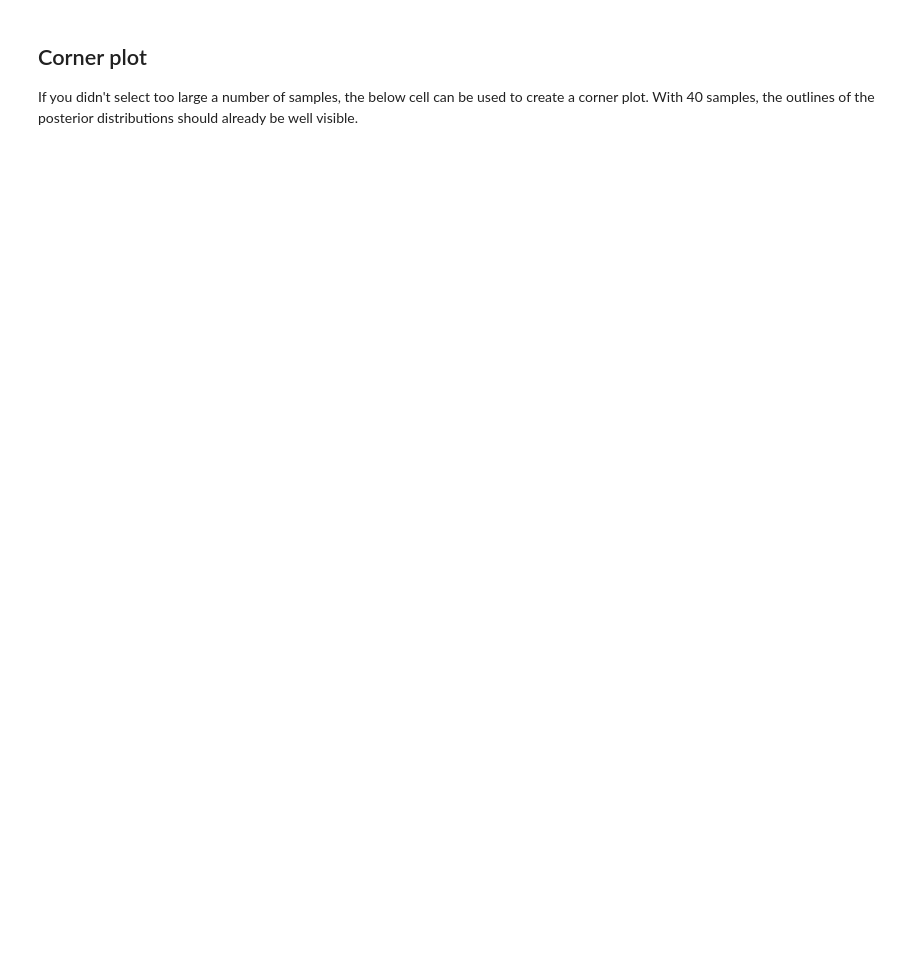
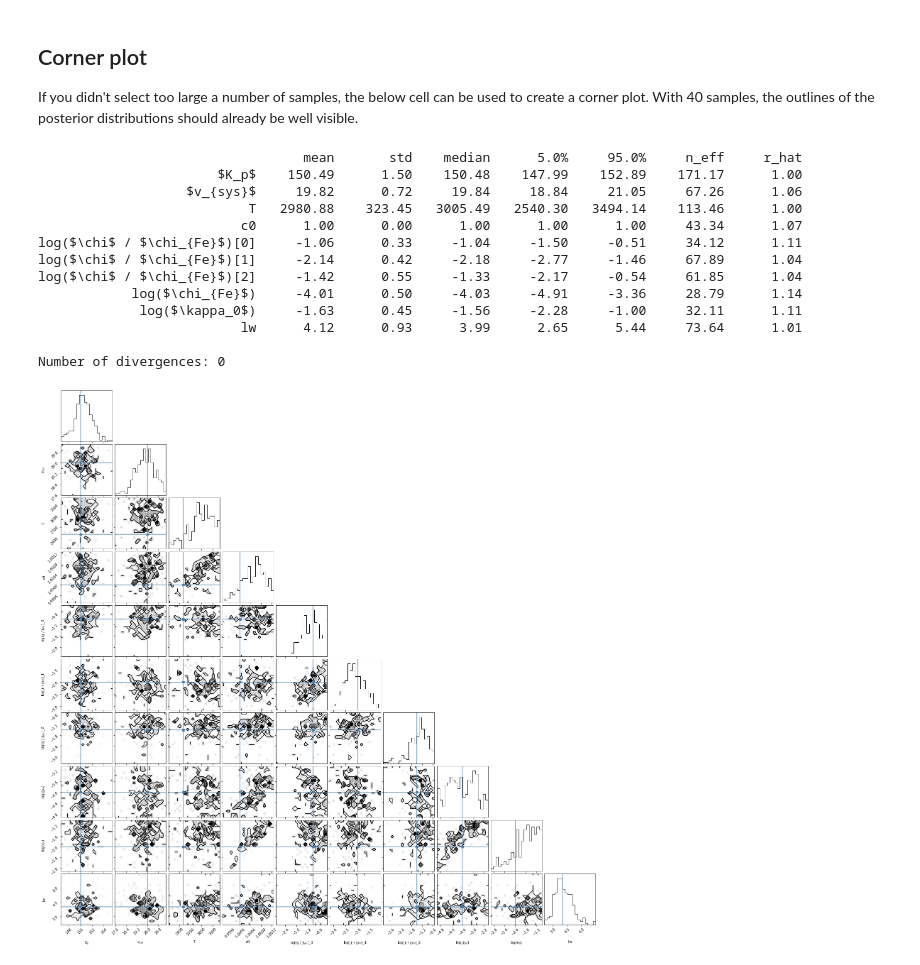
Before and after one commit to Hoeijmakers/jax-hires-coffee, a Jupyter notebook: hires-transmission-hk17.ipynb, the cells around one changed output. Cells and saved outputs as stored; diff of their text form; code cells hidden in the pictures; blank space fills up the shorter version.

```diff
--- a/hires-transmission-hk17.ipynb
+++ b/hires-transmission-hk17.ipynb
@@ -651,12 +695,12 @@ def numpyro_model(y,y_e,*args):
     vsys_prior = numpyro.sample('$v_{sys}$', dist.Uniform(low=16, high=24))
     Kp_prior = numpyro.sample('$K_p$', dist.Uniform(low=130, high=170))
 
-    beta = numpyro.sample('$\\beta$', dist.Uniform(low=0.5, high=2.0))
+    # beta = numpyro.sample('$\\beta$', dist.Uniform(low=0.5, high=2.0))
 
     priors = [T_prior,chi_fe_prior,chi_species_priors,k0_prior,c_prior,lw_prior,vsys_prior,Kp_prior]
 
     # Normally distributed likelihood
-    numpyro.sample("obs", dist.Normal(loc=model_jax(priors,*args),scale=y_e*beta), obs=y)
+    numpyro.sample("obs", dist.Normal(loc=model_jax(priors,*args),scale=y_e), obs=y)
 # %% [markdown]
 ## Defining the data
 
@@ -762,23 +815,23 @@ This cell outputs a statistic of the result, with the retrieved parameters, thei
 # with a dense mass matrix:
 sampler = NUTS(
     numpyro_model,
-    dense_mass=True#,
-    #target_accept_prob = 0.95,
-    #max_tree_depth=7
+    dense_mass=True,
+    #target_accept_prob = 0.95#,
+    max_tree_depth=7
 )
 
 # Monte Carlo sampling for a number of steps and parallel chains:
 mcmc = MCMC(
     sampler,
     num_warmup=20,
-    num_samples=40,
+    num_samples=50,
     num_chains=cpu_cores,
     chain_method = 'parallel'
 )
 
 # Run the MCMC
 t1 = ut.start()
-mcmc.run(rng_keys,DATA_1,DATA_1_E,wld,wli,kappa_grid, x_kernel,phase,c,gamma,k,m,g,P0,R0, Rs**2,n_species)
+mcmc.run(rng_keys,DATA_3,DATA_3_E,wld,wli,kappa_grid, x_kernel,phase,c,gamma,k,m,g,P0,R0, Rs**2,n_species)
 mcmc.print_summary()
 duration = ut.end(t1)
 print(f'{np.round(duration/60.0,1)} minutes spent in MCMC.')
@@ -799,11 +871,12 @@ if not batch:
 #     result = arviz.from_numpyro(mcmc)
 #     corner(result, quiet=True,truths=truths);
 
-
+    mcmc.print_summary()
     truth_dict = {'T': true_p[0],
                'log($\chi_{Fe}$)': true_p[1],
               'log($\chi$ / $\chi_{Fe}$)_0' : true_p[2][0],
               'log($\chi$ / $\chi_{Fe}$)_1' : true_p[2][1],
+              'log($\chi$ / $\chi_{Fe}$)_2' : true_p[2][2],
               'log($\kappa_0$)': true_p[3],
               'c0': true_p[4],
               'lw': true_p[5],
@@ -812,30 +885,45 @@ if not batch:
               '$\\beta$' : 1.0
              }
 
 
 
 
     sample_dict = mcmc.get_samples().items()
     samples = []
     labels = []
     truths = []
 
     for k,v in sample_dict:
         if np.ndim(v) == 1:
             samples.append(v)
             labels.append(k)
             truths.append(truth_dict[k])
         else:
             for i in range(len(v.T)):
                 samples.append(v.T[i])
                 labels.append(k+f'_{i}')
                 truths.append(np.float(truth_dict[k+f'_{i}']))
 
 
     corner(
         np.vstack(samples).T,
         quiet=True,
         truths=truths,
         labels = labels
     );
     plt.savefig('Posterior.png')
+# %% [output]
+                                  mean       std    median      5.0%     95.0%     n_eff     r_hat
+                       $K_p$    150.49      1.50    150.48    147.99    152.89    171.17      1.00
+                   $v_{sys}$     19.82      0.72     19.84     18.84     21.05     67.26      1.06
+                           T   2980.88    323.45   3005.49   2540.30   3494.14    113.46      1.00
+                          c0      1.00      0.00      1.00      1.00      1.00     43.34      1.07
+log($\chi$ / $\chi_{Fe}$)[0]     -1.06      0.33     -1.04     -1.50     -0.51     34.12      1.11
+log($\chi$ / $\chi_{Fe}$)[1]     -2.14      0.42     -2.18     -2.77     -1.46     67.89      1.04
+log($\chi$ / $\chi_{Fe}$)[2]     -1.42      0.55     -1.33     -2.17     -0.54     61.85      1.04
+            log($\chi_{Fe}$)     -4.01      0.50     -4.03     -4.91     -3.36     28.79      1.14
+             log($\kappa_0$)     -1.63      0.45     -1.56     -2.28     -1.00     32.11      1.11
+                          lw      4.12      0.93      3.99      2.65      5.44     73.64      1.01
+
+Number of divergences: 0
+[figure, added]
```
Also changed, not shown: parts of 17 cells of this notebook, 1 other file.
